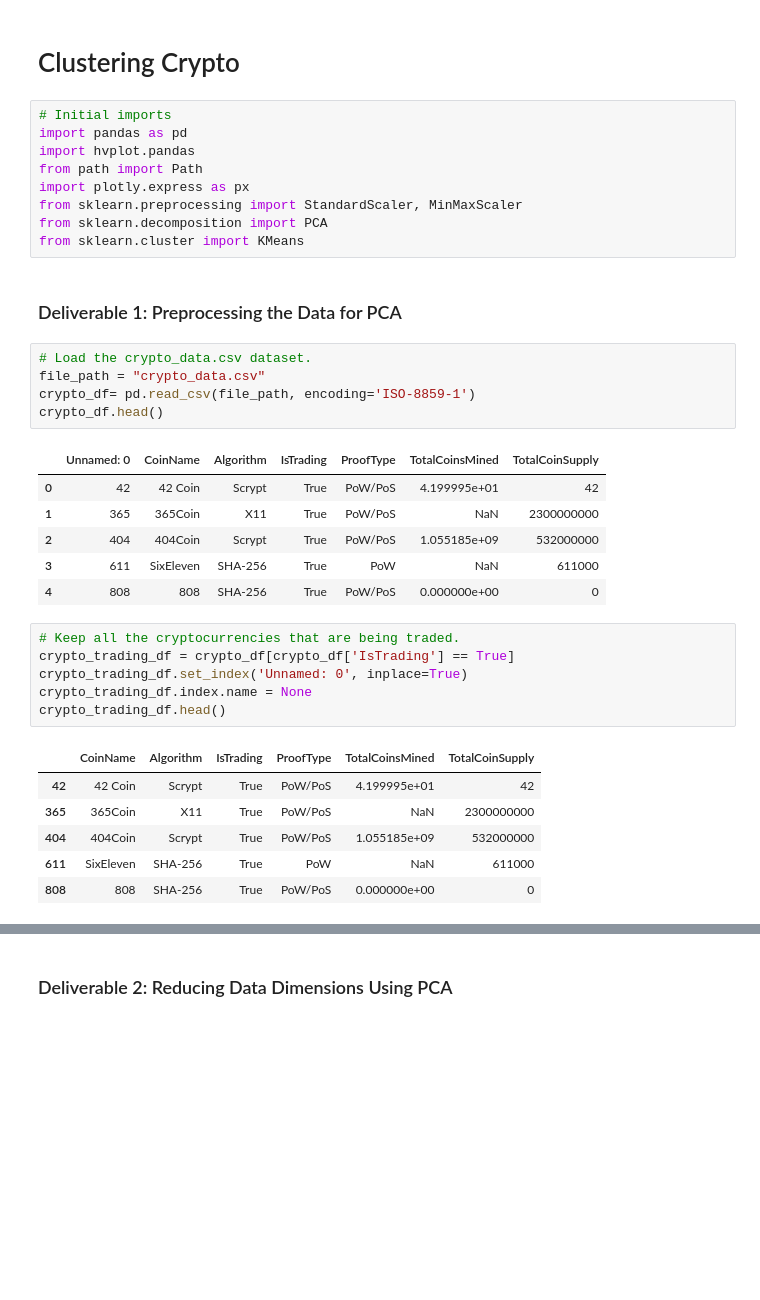
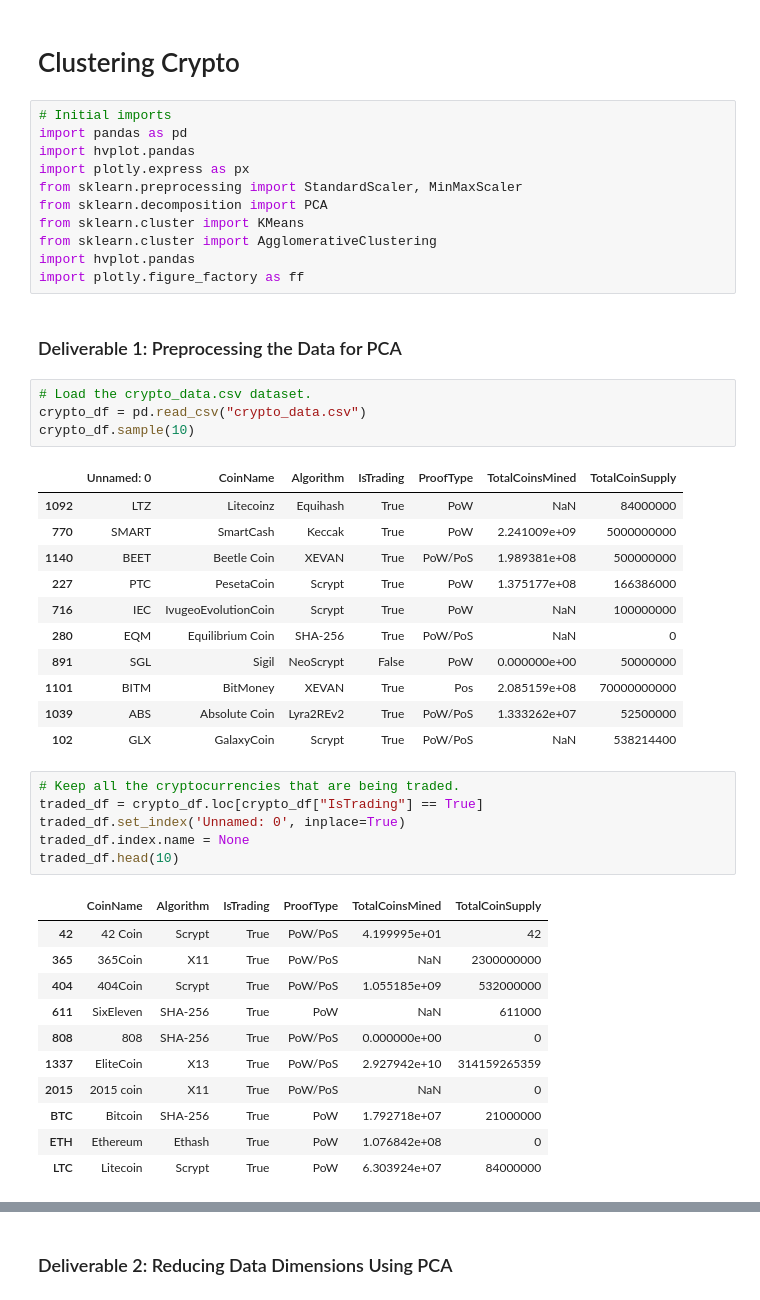
Before and after one commit to salvamike/Cryptocurrencies, a Jupyter notebook: crypto_clustering.ipynb, the cells around one changed output, grey strips where cells are left out. Drawn from its saved outputs; the diff is of its cells as text; blank space fills up the shorter version.

```diff
--- a/crypto_clustering.ipynb
+++ b/crypto_clustering.ipynb
@@ -4,31 +4,37 @@
 # Initial imports
 import pandas as pd
 import hvplot.pandas
-from path import Path
 import plotly.express as px
 from sklearn.preprocessing import StandardScaler, MinMaxScaler
 from sklearn.decomposition import PCA
 from sklearn.cluster import KMeans
+from sklearn.cluster import AgglomerativeClustering
+import hvplot.pandas
+import plotly.figure_factory as ff
 # %% [markdown]
 ### Deliverable 1: Preprocessing the Data for PCA
 # %%
 # Load the crypto_data.csv dataset.
-file_path = "crypto_data.csv"
-crypto_df= pd.read_csv(file_path, encoding='ISO-8859-1')
-crypto_df.head()
+crypto_df = pd.read_csv("crypto_data.csv")
+crypto_df.sample(10)
 # %% [output]
 |  | Unnamed: 0 | CoinName | Algorithm | IsTrading | ProofType | TotalCoinsMined | TotalCoinSupply |
-| 0 | 42 | 42 Coin | Scrypt | True | PoW/PoS | 4.199995e+01 | 42 |
-| 1 | 365 | 365Coin | X11 | True | PoW/PoS | NaN | 2300000000 |
-| 2 | 404 | 404Coin | Scrypt | True | PoW/PoS | 1.055185e+09 | 532000000 |
-| 3 | 611 | SixEleven | SHA-256 | True | PoW | NaN | 611000 |
-| 4 | 808 | 808 | SHA-256 | True | PoW/PoS | 0.000000e+00 | 0 |
+| 1092 | LTZ | Litecoinz | Equihash | True | PoW | NaN | 84000000 |
+| 770 | SMART | SmartCash | Keccak | True | PoW | 2.241009e+09 | 5000000000 |
+| 1140 | BEET | Beetle Coin | XEVAN | True | PoW/PoS | 1.989381e+08 | 500000000 |
+| 227 | PTC | PesetaCoin | Scrypt | True | PoW | 1.375177e+08 | 166386000 |
+| 716 | IEC | IvugeoEvolutionCoin | Scrypt | True | PoW | NaN | 100000000 |
+| 280 | EQM | Equilibrium Coin | SHA-256 | True | PoW/PoS | NaN | 0 |
+| 891 | SGL | Sigil | NeoScrypt | False | PoW | 0.000000e+00 | 50000000 |
+| 1101 | BITM | BitMoney | XEVAN | True | Pos | 2.085159e+08 | 70000000000 |
+| 1039 | ABS | Absolute Coin | Lyra2REv2 | True | PoW/PoS | 1.333262e+07 | 52500000 |
+| 102 | GLX | GalaxyCoin | Scrypt | True | PoW/PoS | NaN | 538214400 |
 # %%
 # Keep all the cryptocurrencies that are being traded.
-crypto_trading_df = crypto_df[crypto_df['IsTrading'] == True]
-crypto_trading_df.set_index('Unnamed: 0', inplace=True)
-crypto_trading_df.index.name = None
-crypto_trading_df.head()
+traded_df = crypto_df.loc[crypto_df["IsTrading"] == True]
+traded_df.set_index('Unnamed: 0', inplace=True)
+traded_df.index.name = None
+traded_df.head(10)
 # %% [output]
 |  | CoinName | Algorithm | IsTrading | ProofType | TotalCoinsMined | TotalCoinSupply |
 | 42 | 42 Coin | Scrypt | True | PoW/PoS | 4.199995e+01 | 42 |
@@ -36,5 +42,10 @@ crypto_trading_df.head()
 | 404 | 404Coin | Scrypt | True | PoW/PoS | 1.055185e+09 | 532000000 |
 | 611 | SixEleven | SHA-256 | True | PoW | NaN | 611000 |
 | 808 | 808 | SHA-256 | True | PoW/PoS | 0.000000e+00 | 0 |
+| 1337 | EliteCoin | X13 | True | PoW/PoS | 2.927942e+10 | 314159265359 |
+| 2015 | 2015 coin | X11 | True | PoW/PoS | NaN | 0 |
+| BTC | Bitcoin | SHA-256 | True | PoW | 1.792718e+07 | 21000000 |
+| ETH | Ethereum | Ethash | True | PoW | 1.076842e+08 | 0 |
+| LTC | Litecoin | Scrypt | True | PoW | 6.303924e+07 | 84000000 |
 # %%
 # Keep all the cryptocurrencies that have a working algorithm.
```
Also changed, not shown: parts of 21 cells of this notebook.
